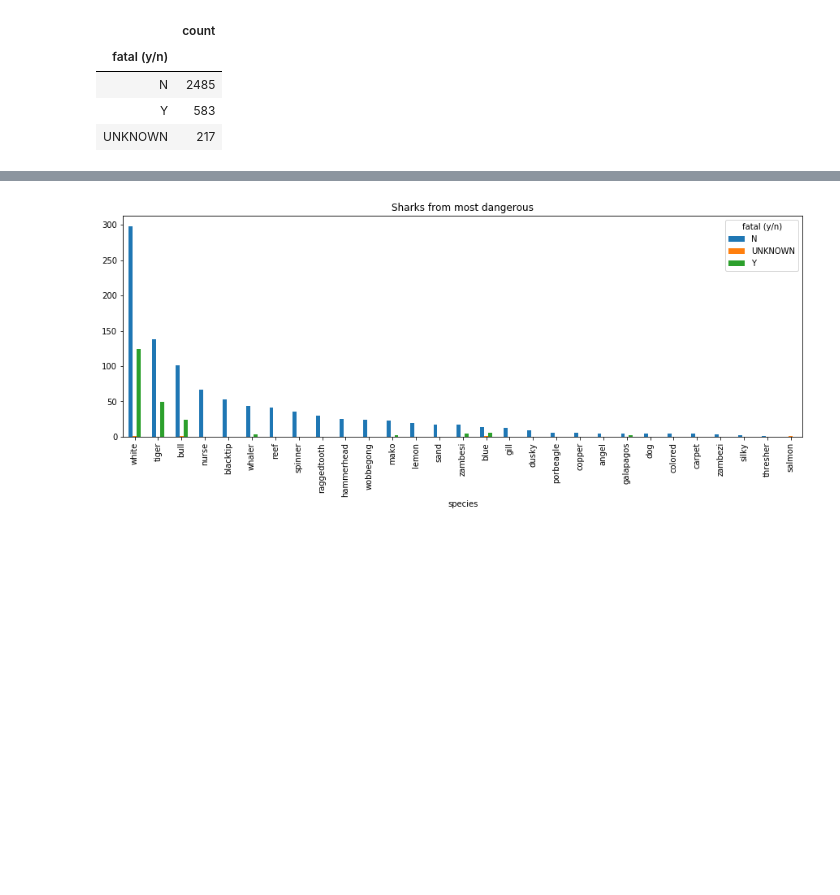
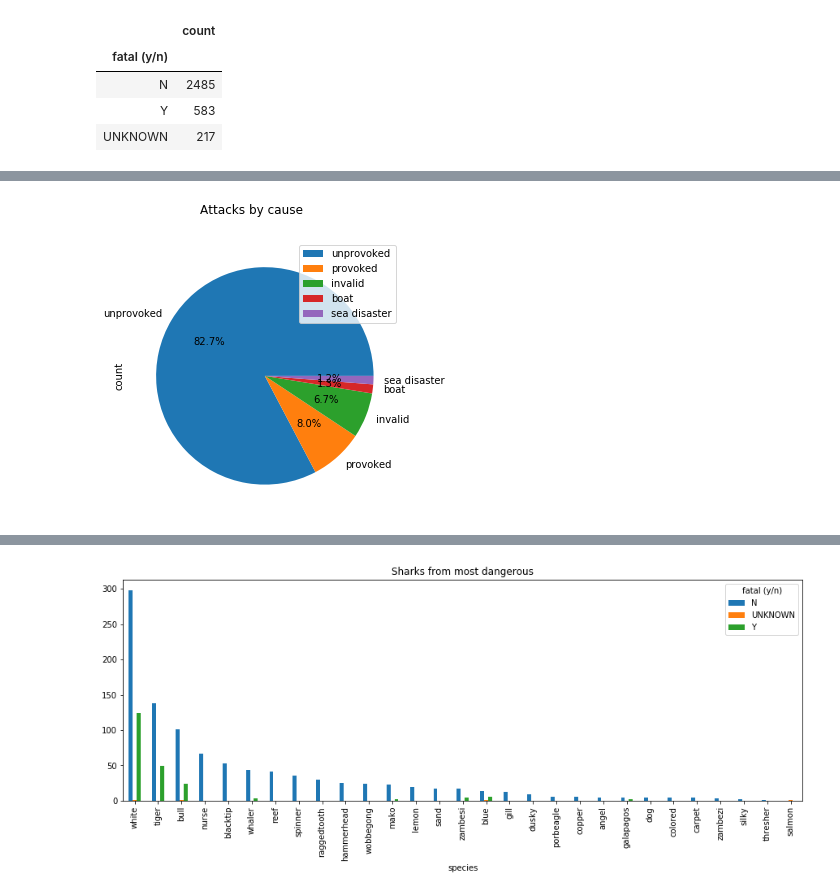
Before and after one commit to diego-florez/Global-Shark-Attacks, a Jupyter notebook: global-sharks-attack-analysis.ipynb, the cells around one changed output, grey strips where cells are left out. Saved outputs shown, nothing was run; the diff lists cells and outputs as text; code cells hidden in the pictures; blank space fills up the shorter version.

```diff
--- a/global-sharks-attack-analysis.ipynb
+++ b/global-sharks-attack-analysis.ipynb
@@ -91,0 +104,6 @@ plt.show()
+# %%
+cause = df.groupby(["type"]).agg({"type":"count"})
+cause = cause.rename(columns={"type": "count"})
+cause = cause.sort_values("count", ascending=False)
+print(cause.sum())
+cause
@@ -91,0 +120,5 @@ plt.show()
+# %%
+cause.plot(title = "Attacks by cause", kind = "pie", autopct='%1.1f%%', subplots=True, figsize = (15,5))
+plt.show()
+# %% [output]
+[figure, added]
```
Also changed, not shown: parts of 30 cells of this notebook, 3 other files.
